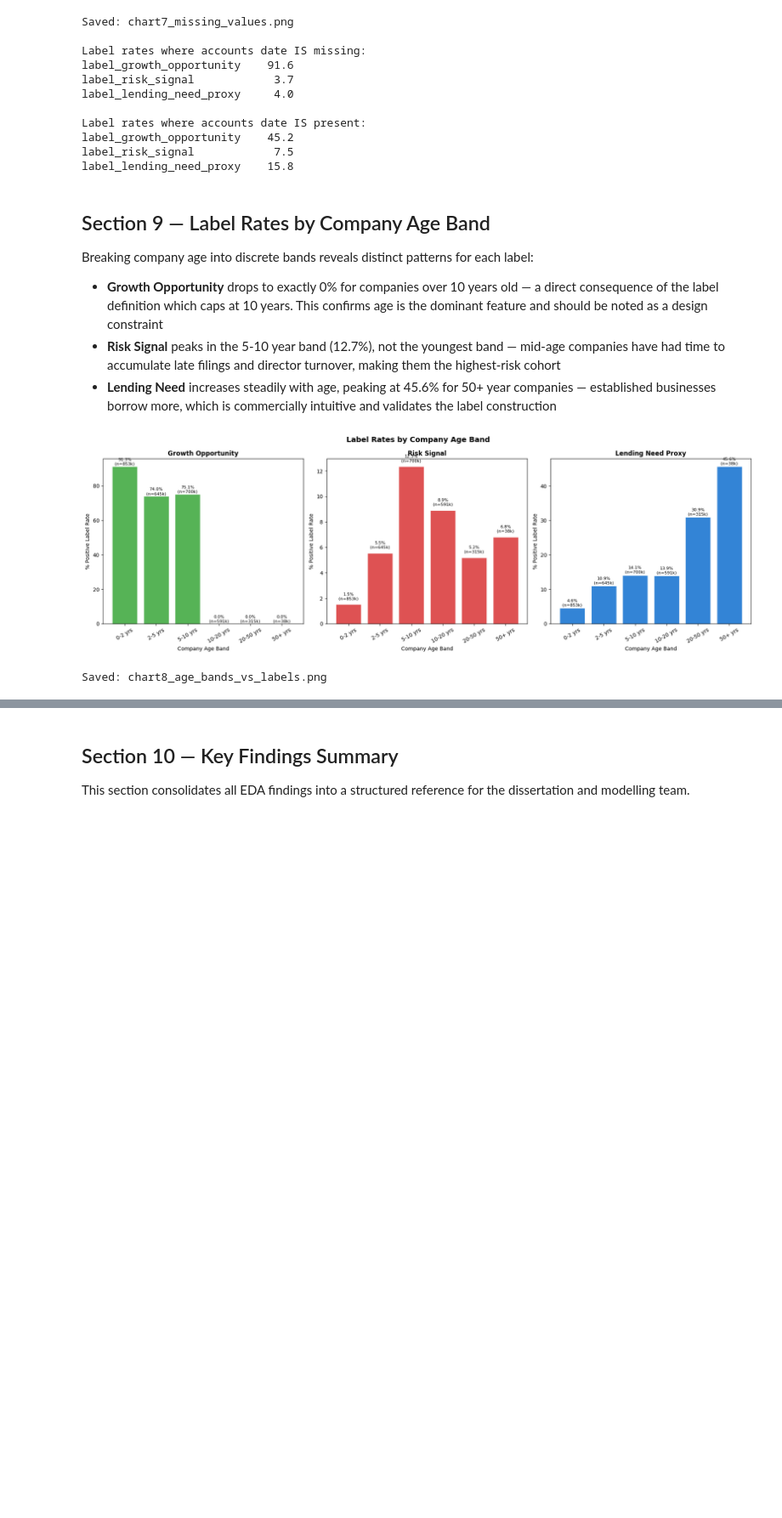
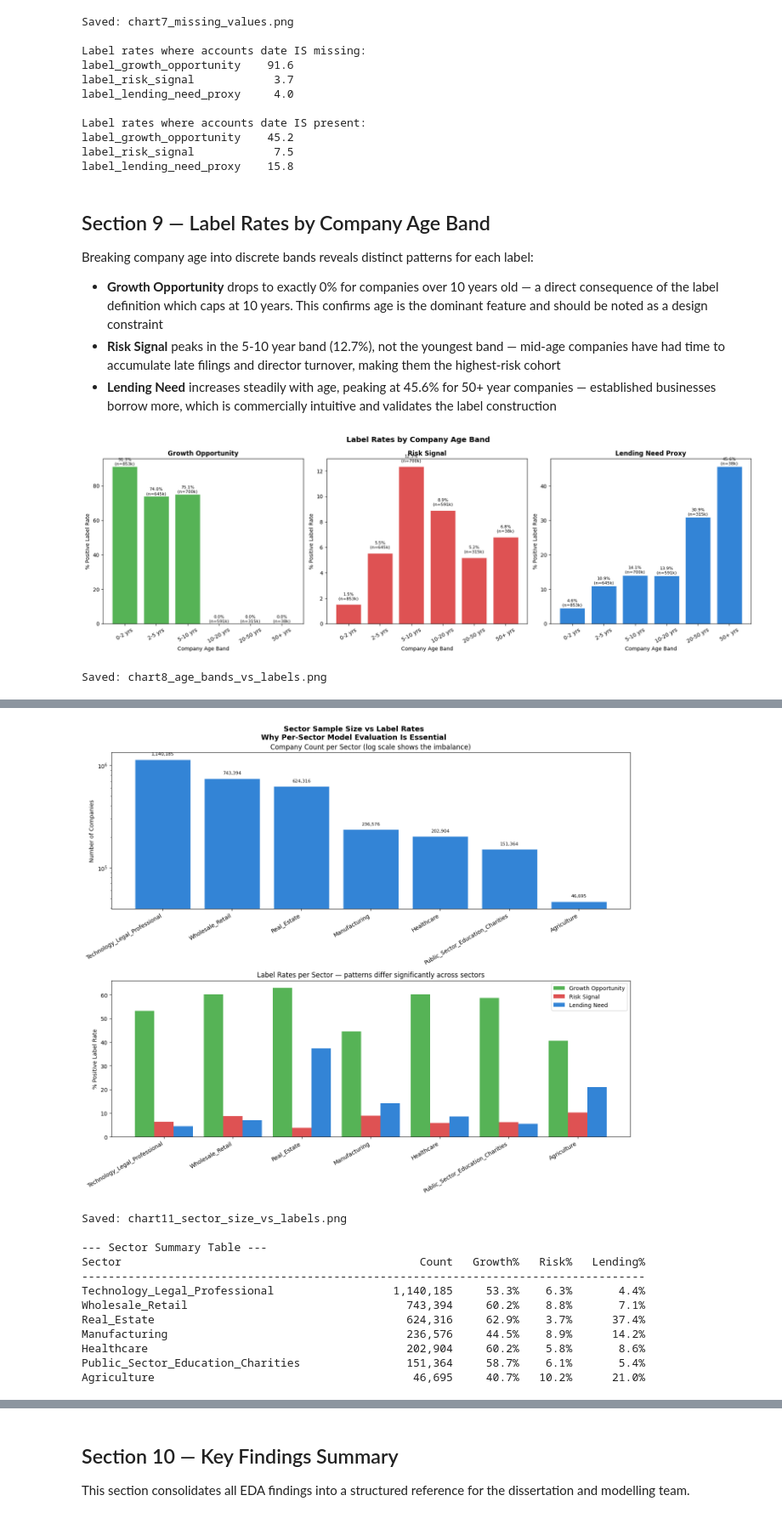
Before and after one commit to Vishwatejkhot/Lloyds_project_group33, a Jupyter notebook: eda_and_cleaning.ipynb, the cells around one changed output, grey strips where cells are left out. Shown at 85% size. Saved outputs shown, nothing was run; the diff lists cells and outputs as text; code cells hidden in the pictures; blank space fills up the shorter version.

```diff
--- a/eda_and_cleaning.ipynb
+++ b/eda_and_cleaning.ipynb
@@ -555,0 +698,73 @@ Saved: chart8_age_bands_vs_labels.png
+# %%
+# ============================================================
+# CHART 11 — SECTOR SAMPLE SIZE vs LABEL RATES
+# Shows why per-sector evaluation is essential —
+# Tech/Legal has 24x more companies than Agriculture
+# ============================================================
+
+fig, axes = plt.subplots(2, 1, figsize=(14, 12))
+fig.suptitle('Sector Sample Size vs Label Rates\nWhy Per-Sector Model Evaluation Is Essential',
+             fontsize=13, fontweight='bold')
+
+sector_summary = df.groupby('bcb_sector').agg(
+    count=('CompanyNumber', 'count'),
+    growth_rate=('label_growth_opportunity', 'mean'),
+    risk_rate=('label_risk_signal', 'mean'),
+    lending_rate=('label_lending_need_proxy', 'mean')
+).reset_index().sort_values('count', ascending=False)
+
+sectors = sector_summary['bcb_sector']
+x = range(len(sectors))
+
+# Top — sample sizes
+bars = axes[0].bar(x, sector_summary['count'], color='#0066cc', alpha=0.8, edgecolor='white')
+axes[0].set_xticks(list(x))
+axes[0].set_xticklabels(sectors, rotation=30, ha='right')
+axes[0].set_ylabel('Number of Companies')
+axes[0].set_title('Company Count per Sector (log scale shows the imbalance)')
+axes[0].set_yscale('log')
+for bar, val in zip(bars, sector_summary['count']):
+    axes[0].text(bar.get_x() + bar.get_width()/2, bar.get_height() * 1.1,
+                f'{val:,}', ha='center', fontsize=8, rotation=0)
+
+# Bottom — label rates side by side
+width = 0.28
+axes[1].bar([i - width for i in x], sector_summary['growth_rate']*100,
+            width, label='Growth Opportunity', color='#2ca02c', alpha=0.8)
+axes[1].bar([i        for i in x], sector_summary['risk_rate']*100,
+            width, label='Risk Signal',        color='#d62728', alpha=0.8)
+axes[1].bar([i + width for i in x], sector_summary['lending_rate']*100,
+            width, label='Lending Need',       color='#0066cc', alpha=0.8)
+axes[1].set_xticks(list(x))
+axes[1].set_xticklabels(sectors, rotation=30, ha='right')
+axes[1].set_ylabel('% Positive Label Rate')
+axes[1].set_title('Label Rates per Sector — patterns differ significantly across sectors')
+axes[1].legend()
+
+plt.tight_layout()
+plt.savefig('output/chart11_sector_size_vs_labels.png', dpi=150, bbox_inches='tight')
+plt.show()
+print("Saved: chart11_sector_size_vs_labels.png")
+
+print("\n--- Sector Summary Table ---")
+print(f"{'Sector':<45} {'Count':>10} {'Growth%':>9} {'Risk%':>7} {'Lending%':>10}")
+print("-" * 85)
+for _, row in sector_summary.iterrows():
+    print(f"{row['bcb_sector']:<45} {row['count']:>10,} "
+          f"{row['growth_rate']*100:>8.1f}% "
+          f"{row['risk_rate']*100:>6.1f}% "
+          f"{row['lending_rate']*100:>9.1f}%")
+# %% [output]
+[figure, added]
+Saved: chart11_sector_size_vs_labels.png
+
+--- Sector Summary Table ---
+Sector                                             Count   Growth%   Risk%   Lending%
+-------------------------------------------------------------------------------------
+Technology_Legal_Professional                  1,140,185     53.3%    6.3%       4.4%
+Wholesale_Retail                                 743,394     60.2%    8.8%       7.1%
+Real_Estate                                      624,316     62.9%    3.7%      37.4%
+Manufacturing                                    236,576     44.5%    8.9%      14.2%
+Healthcare                                       202,904     60.2%    5.8%       8.6%
+Public_Sector_Education_Charities                151,364     58.7%    6.1%       5.4%
+Agriculture                                       46,695     40.7%   10.2%      21.0%
```
Also changed, not shown: parts of 5 cells of this notebook, 3 other files.
